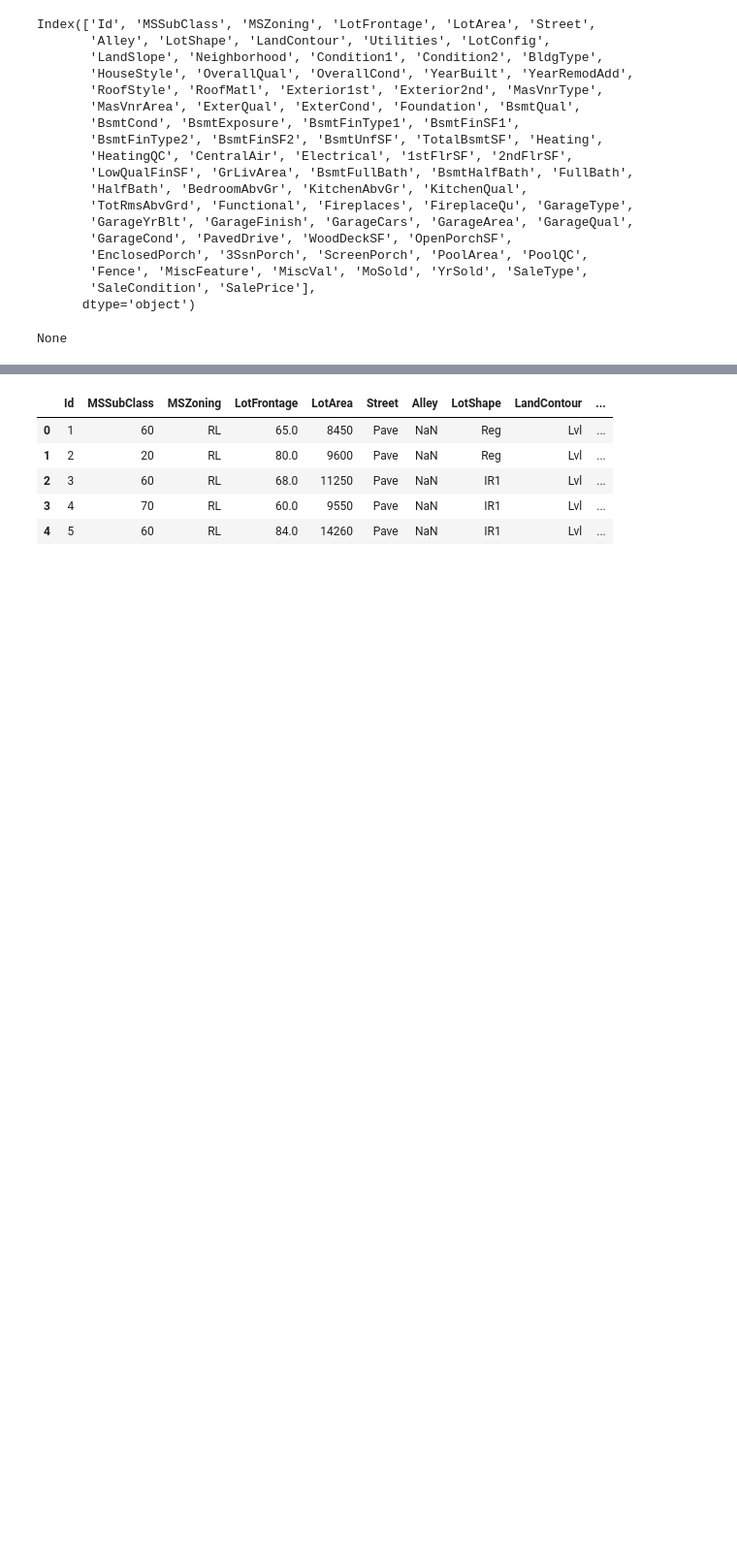
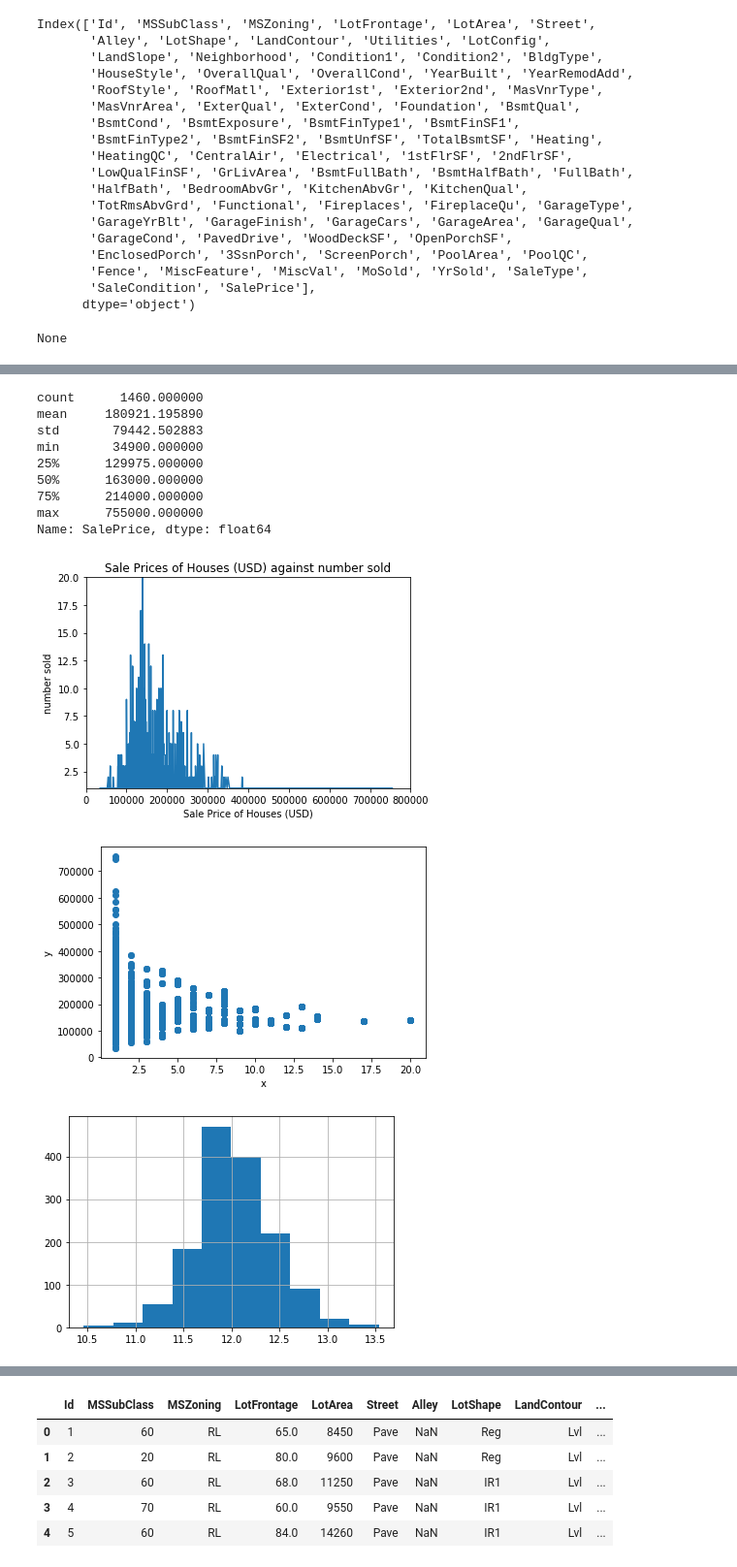
Before and after one commit to WilliamVoster/predictHousePricesTeamProject, a Jupyter notebook: HousePricesProject.ipynb, the cells around one changed output, grey strips where cells are left out. Shown at 97% size. Drawn from its saved outputs; the diff is of its cells as text; code cells hidden in the pictures; blank space fills up the shorter version.

```diff
--- a/HousePricesProject.ipynb
+++ b/HousePricesProject.ipynb
@@ -71,0 +158,44 @@ Name: SalePrice, dtype: float64
+# %%
+print(dataTrain["SalePrice"].describe())
+
+import matplotlib.pyplot as plt
+import itertools
+import warnings
+
+house_y = [list[1] for list in countHousePrices]
+house_x = [list[0] for list in countHousePrices]
+
+plt.plot(house_x, house_y)
+
+plt.ylim(1,20)
+plt.xlim(0, 800000)
+plt.xlabel("Sale Price of Houses (USD)")
+plt.ylabel("number sold")
+plt.title("Sale Prices of Houses (USD) against number sold")
+plt.show()
+
+plt.scatter(house_y, house_x)
+plt.xlabel('x')
+plt.ylabel('y')
+plt.show()
+
+dataTrain["SalePrice"].apply(np.log).hist()
+plt.show()
+
+#install.packages("corrplot")
+
+#library(corrplot)
+#corrplot(M, method="circle")
+# %% [output]
+count      1460.000000
+mean     180921.195890
+std       79442.502883
+min       34900.000000
+25%      129975.000000
+50%      163000.000000
+75%      214000.000000
+max      755000.000000
+Name: SalePrice, dtype: float64
+[figure, added]
+[figure, added]
+[figure, added]
```
Also changed, not shown: parts of 16 cells of this notebook.
